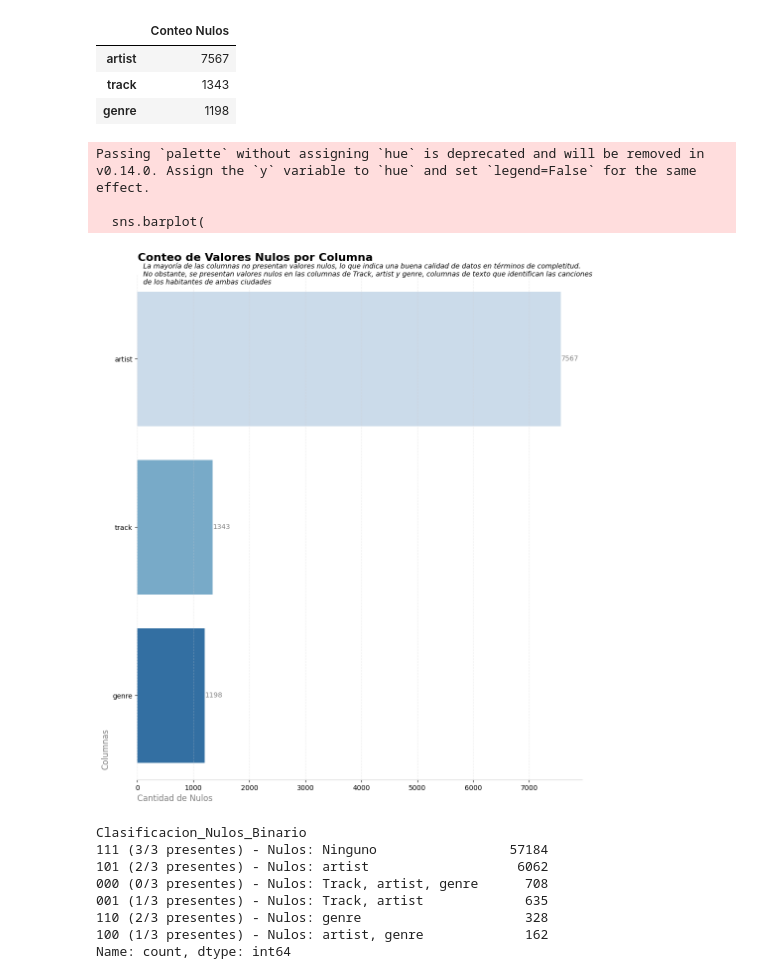
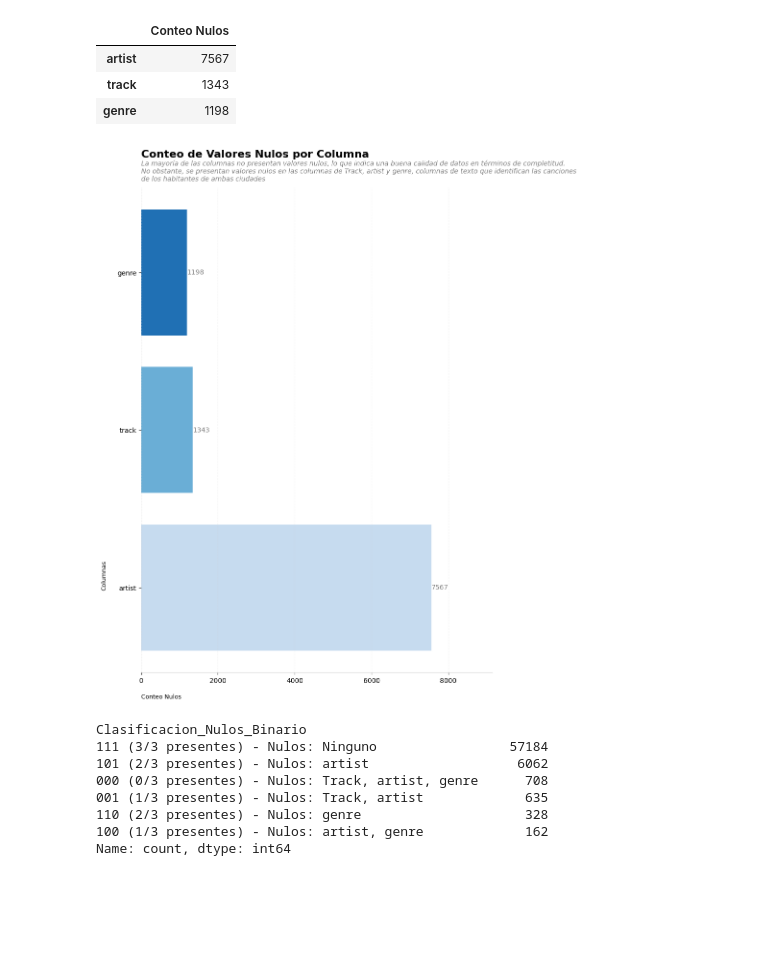
Before and after one commit to Volv1t3/MidtermDataAnalysisProject, a Jupyter notebook: src/python/notebooks/Proyecto_Medio_Semestre_ Arellano.ipynb, the cells around one changed output. Cells and saved outputs as stored; diff of their text form; code cells hidden in the pictures; blank space fills up the shorter version.

Commit message:
Add squarify to requirements and enhance null value analysis in Jupyter notebook

```diff
--- a/src/python/notebooks/Proyecto_Medio_Semestre_ Arellano.ipynb
+++ b/src/python/notebooks/Proyecto_Medio_Semestre_ Arellano.ipynb
@@ -198,10 +198,16 @@ La visión desde `info()` confirma nuestras sospechas sobre el tipo de dato y lo
 # %%
 #? 4. Exploracion del conteo de nulos mediante isna
 print("Conteo de valores nulos por columna:")
-null_data = pd.DataFrame(data_as_is.isna().sum()).rename(columns={0:"Conteo Nulos"})
+
+#? 4.1 Realizamos una suma de los valores isna() en la data, la suma se hace en base de todas las columnas, por lo que el implicito de sum es axis=0, luego cambiamos el nombre
+#? a la serie y finalmente convertimos a frame para realizar filtrado con mascaras de bits facilmente
+null_data = data_as_is.isna().sum(axis=0).rename("Conteo Nulos").to_frame()
+
+#? 4.2 Filtramos en base a quienes tienen un conteo mayor a cero, dado que el resto de columnas todas son cero
 null_data = null_data[null_data['Conteo Nulos'] > 0]
 
-null_data.sort_values(by=['Conteo Nulos'], ascending=False, inplace=True)
+#? 4.3 Ordenamos en descendente para ver mejor los datos
+null_data = null_data.sort_values(by=['Conteo Nulos'], ascending=False)
 null_data
 # %% [output]
 Conteo de valores nulos por columna:
@@ -720,12 +905,23 @@ Conteo de valores nulos por columna:
 | genre | 1198 |
 # %%
 #? 1.1 Generaciond de una visualizacion de los resultados de los valores nulos
-crear_barchart_storytelling(null_data, 'Conteo Nulos', null_data.index, colors, 'Conteo de Valores Nulos por Columna', 'La mayoría de las columnas no presentan valores nulos, lo que indica una buena calidad de datos en términos de completitud.\nNo obstante, se presentan valores nulos en las columnas de Track, artist y genre, columnas de texto que identifican las canciones\nde los habitantes de ambas ciudades')
+crear_barchart_storytelling(
+    data=null_data,
+    x_axis_data=null_data.index,
+    x_axis_title='Conteo Nulos',
+    y_axis_data='Conteo Nulos',
+    y_axis_title='Columnas',
+    fig_size=(10, 12),
+    color_palette=colors,
+    order=['artist','track','genre'],
+    hue_order=['artist','track','genre'],
+    title='Conteo de Valores Nulos por Columna',
+    subtitle='La mayoría de las columnas no presentan valores nulos, lo que indica una buena calidad de datos en términos de completitud.\n'
+             'No obstante, se presentan valores nulos en las columnas de Track, artist y genre, columnas de texto que identifican las canciones\n'
+             'de los habitantes de ambas ciudades'
+)
 # %% [output]
-Passing `palette` without assigning `hue` is deprecated and will be removed in v0.14.0. Assign the `y` variable to `hue` and set `legend=False` for the same effect.
-
-  sns.barplot(
-[figure, old version]
+[figure, new version]
 # %%
 #? 2. Exploracion adicinoal sobre los tipos de valores nulos y la conjuncion de los problemas del dataset
 
```
Also changed, not shown: parts of 35 cells of this notebook, 2 other files.
